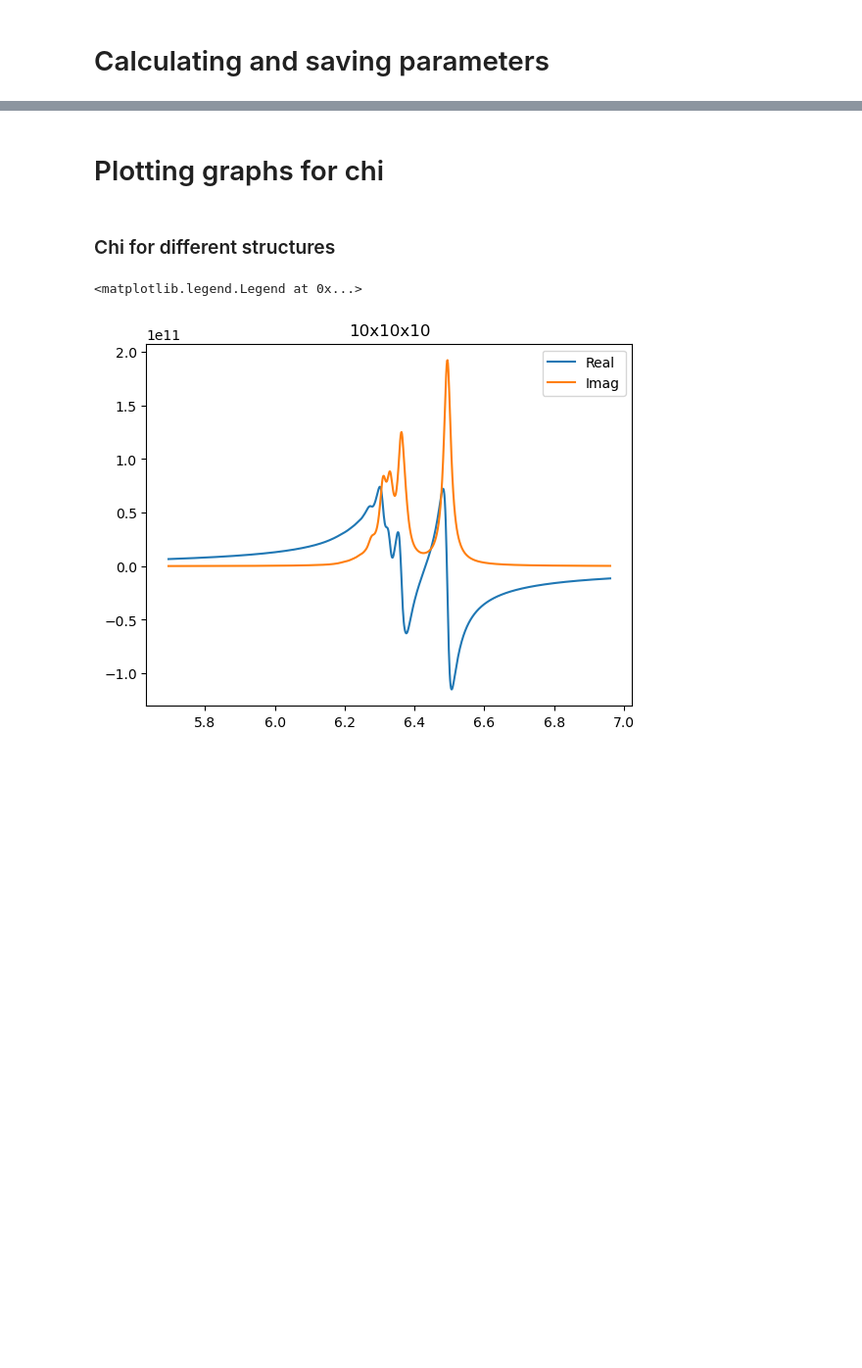
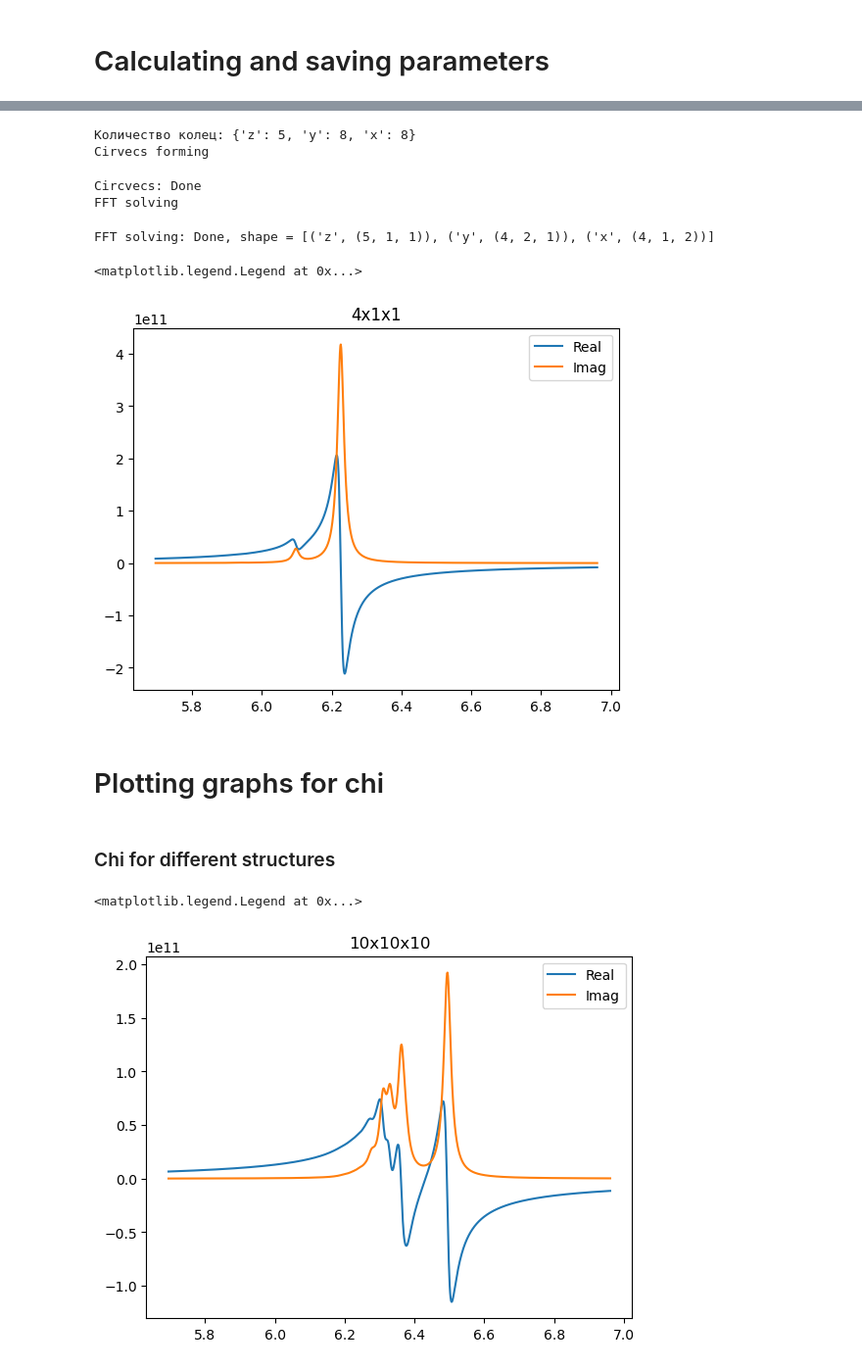
Before and after one commit to broshura/Discrete_Model_Of_Metamaterial_Lens, a Jupyter notebook: Code/FormComparing.ipynb, the cells around one changed output, grey strips where cells are left out. Shown at 98% size. Cells and saved outputs as stored; diff of their text form; code cells hidden in the pictures; blank space fills up the shorter version.

```diff
--- a/Code/FormComparing.ipynb
+++ b/Code/FormComparing.ipynb
@@ -88,3 +87,20 @@ FFT solving: Done, shape = [('z', (101, 1, 1)), ('y', (100, 2, 1)), ('x', (100,
+# %%
+Params['N'], Params['shape'] = to3D(4, 1, 1, 'zyx')
+Params['Solver_type'] = 'Fast'
+save('DATA', Params)
+data = open_model('DATA', Params)
+plt.title(Params['shape'])
+plt.plot(data['Omega']/2/np.pi/1e6, data['Polarization'][:, 0].real, label='Real')
+plt.plot(data['Omega']/2/np.pi/1e6, data['Polarization'][:, 0].imag, label='Imag')
+plt.legend()
+# %% [output]
+Количество колец: {'z': 5, 'y': 8, 'x': 8}
+Cirvecs forming
+Circvecs: Done
+FFT solving
+FFT solving: Done, shape = [('z', (5, 1, 1)), ('y', (4, 2, 1)), ('x', (4, 1, 2))]
+<matplotlib.legend.Legend at 0x...>
+[figure, added]
 # %%
 Params['N'], Params['shape'] = to3D(10, 10, 10, 'zyx')
 Params['Solver_type'] = 'Straight'
```
Also changed, not shown: parts of 1 cell of this notebook.
